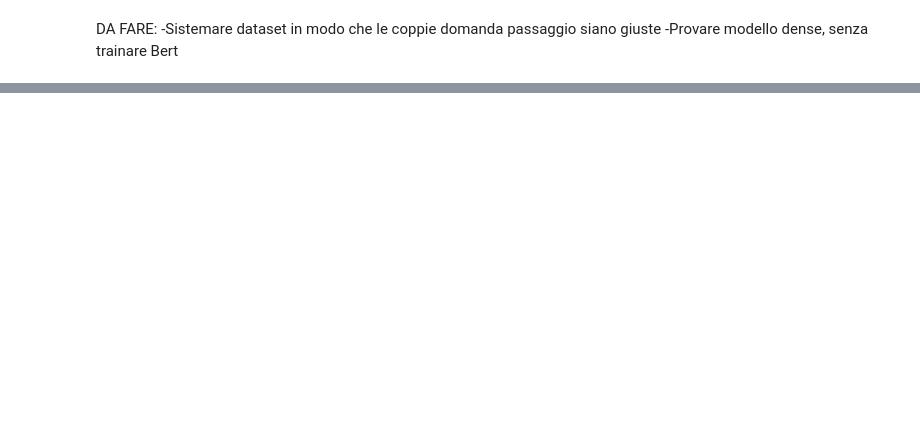
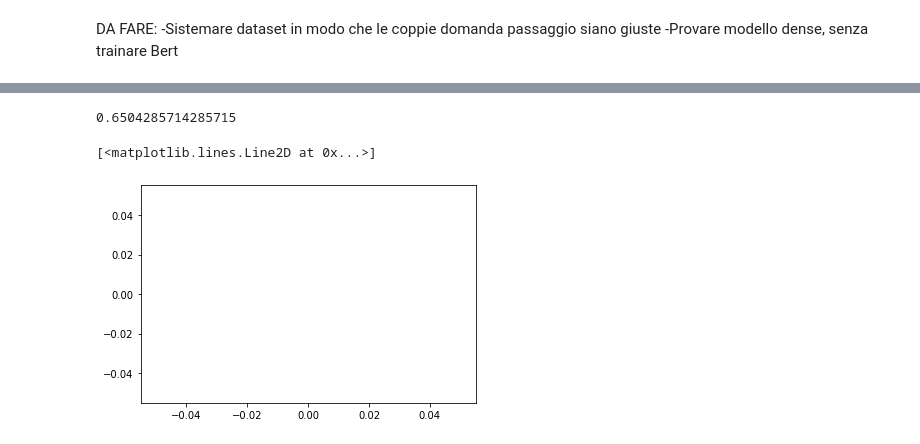
Before and after one commit to the-SQuAD-squad/IR, a Jupyter notebook: IR.ipynb, the cells around one changed output, grey strips where cells are left out. Saved outputs shown, nothing was run; the diff lists cells and outputs as text; code cells hidden in the pictures; blank space fills up the shorter version.

Commit message:
test title accuracy

```diff
--- a/IR.ipynb
+++ b/IR.ipynb
@@ -526,3 +485,25 @@ WARNING:tensorflow:11 out of the last 11 calls to <function Model.make_predict_f
+# %%
+orig_passage = df_bert.loc[df_bert_val.index]
+unique_passage = df_bert.loc[df_bert_val.index]['passage'].unique()
+passage_group = orig_passage.groupby('passage').groups
+
+i = 0
+pred_sample = np.argmax(pred, axis=1)
+for j,r in enumerate(pred_sample):
+    title_pred = orig_passage.iloc[r]['title']
+    gt_title = orig_passage.iloc[j]['title']
+    if title_pred == gt_title:
+        i+=1
+print(i/len(pred_sample))
+# %% [output]
+0.6504285714285715
+# %%
+from matplotlib import pyplot as plt
+
+plt.plot(accuracy)
+# %% [output]
+[<matplotlib.lines.Line2D at 0x...>]
+[figure, added]
 # %%
 !pip3 install wikipedia-api
 
```
Also changed, not shown: parts of 11 cells of this notebook.
